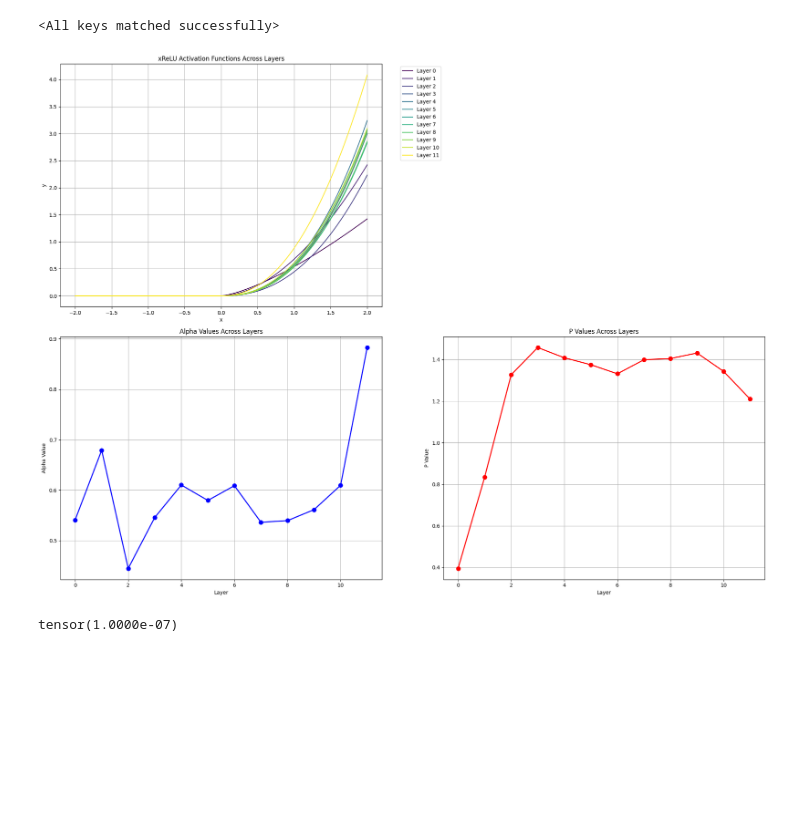
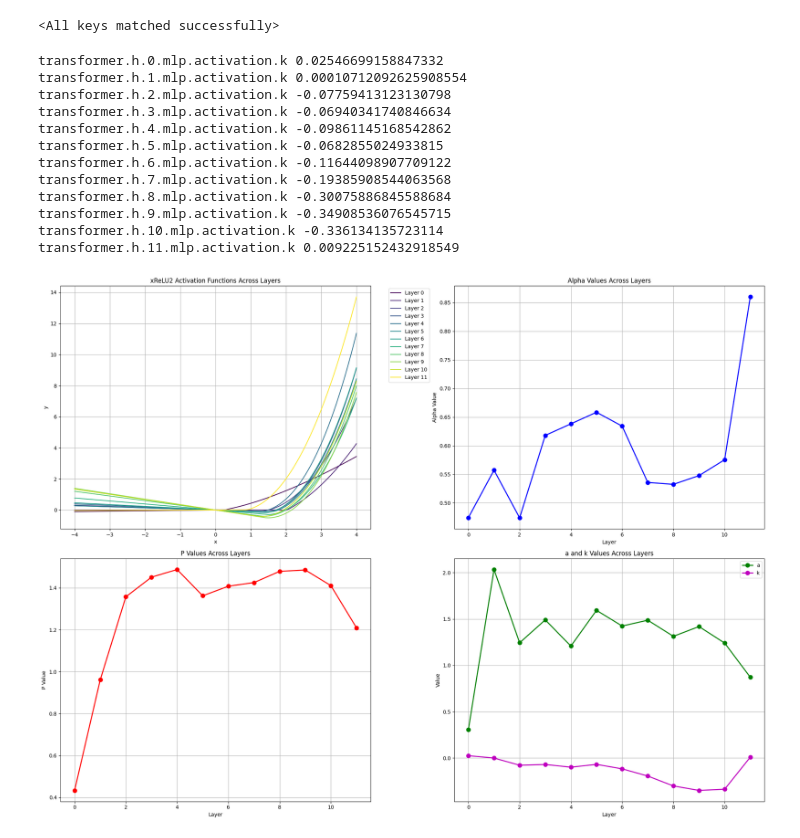
Before and after one commit to Hrrsmjd/llm-baselines, a Jupyter notebook: check.ipynb, the cells around one changed output. Saved outputs shown, nothing was run; the diff lists cells and outputs as text; code cells hidden in the pictures; blank space fills up the shorter version.

Commit message:
New activations...

```diff
--- a/check.ipynb
+++ b/check.ipynb
@@ -35,7 +35,7 @@ class ModelConfig:
     model: str = 'base'
     use_pretrained: str = 'auto'
     dropout: float = 0.0
-    activation: str = 'xrelu'
+    activation: str = 'xrelu2'
     activation_p: float = 1.0
     activation_c: float = 0.0
     activation_alpha: float = 1.0
@@ -65,7 +65,7 @@ config = ModelConfig()
 model = GPTBase(config)
 
 # Path to .pt file
-pt_file_path = "/home/s1612415/RDS/llm-baselines/exps/slimpajama/base/base_lr0.001_bs32x4_seqlen512/device=cuda:4_activation=xrelu_compile=True_wandb_run_prefix=xrelu_seed=0/ckpt.pt"
+pt_file_path = "/home/s1612415/RDS/llm-baselines/exps/slimpajama/base/base_lr0.001_bs32x4_seqlen512/device=cuda:4_activation=xrelu2_compile=True_wandb_run_prefix=xrelu2_seed=0/ckpt.pt"
 
 # Load the checkpoint
 checkpoint = torch.load(pt_file_path)
@@ -83,62 +83,86 @@ model.load_state_dict(new_state_dict)
 number of parameters: 123.59M
 <All keys matched successfully>
 # %%
-# Create lists to store alpha and p values for each layer
+# Create lists to store parameter values for each layer
 alphas = []
 ps = []
+as_ = []
+ks = []
 
-# Extract alpha and p values for each layer
+# Extract parameter values for each layer
 for name, param in model.named_parameters():
     if 'activation' in name:
-        value = F.softplus(torch.tensor(param.item())).item()
-        if 'alpha' in name:
-            alphas.append(value)
-        elif 'p' in name:
-            ps.append(value)
+        value = param.item()
+        if 'activation.alpha' in name:
+            alphas.append(F.softplus(torch.tensor(value)).item())
+        elif 'activation.p' in name:
+            ps.append(F.softplus(torch.tensor(value)).item())
+        elif 'activation.a' in name:
+            as_.append(value)
+        elif 'activation.k' in name:
+            print(name, value)
+            ks.append(value)
 
 # Create layer indices and x values for plotting
 layers = list(range(12))
-x = torch.linspace(-2, 2, 100)
+x = torch.linspace(-4, 4, 100)
 
-# Create figure with three subplots
+# Create figure with subplots
+import numpy as np
 import matplotlib.pyplot as plt
 plt.figure(figsize=(20, 15))
 
 # Plot 1: Original activation functions plot
 plt.subplot(2, 2, 1)
 colors = plt.cm.viridis(np.linspace(0, 1, 12))
 for layer in range(12):
-    y = x * alphas[layer] * torch.pow(F.relu(x), ps[layer])
+    y = x * (alphas[layer] * torch.pow(F.relu(x - as_[layer]), ps[layer]) + ks[layer])
     plt.plot(x.numpy(), y.numpy(), label=f'Layer {layer}', color=colors[layer])
-plt.title('xReLU Activation Functions Across Layers')
+plt.title('xReLU2 Activation Functions Across Layers')
 plt.xlabel('x')
 plt.ylabel('y')
 plt.legend(bbox_to_anchor=(1.05, 1), loc='upper left')
 plt.grid(True)
 
 # Plot 2: Alpha values
-plt.subplot(2, 2, 3)
+plt.subplot(2, 2, 2)
 plt.plot(layers, alphas, 'bo-', linewidth=2, markersize=8)
 plt.title('Alpha Values Across Layers')
 plt.xlabel('Layer')
 plt.ylabel('Alpha Value')
 plt.grid(True)
 
 # Plot 3: P values
-plt.subplot(2, 2, 4)
+plt.subplot(2, 2, 3)
 plt.plot(layers, ps, 'ro-', linewidth=2, markersize=8)
 plt.title('P Values Across Layers')
 plt.xlabel('Layer')
 plt.ylabel('P Value')
 plt.grid(True)
 
+# Plot 4: a and k values
+plt.subplot(2, 2, 4)
+plt.plot(layers, as_, 'go-', linewidth=2, markersize=8, label='a')
+plt.plot(layers, ks, 'mo-', linewidth=2, markersize=8, label='k')
+plt.title('a and k Values Across Layers')
+plt.xlabel('Layer')
+plt.ylabel('Value')
+plt.legend()
+plt.grid(True)
+
 plt.tight_layout()
 plt.show()
 # %% [output]
+transformer.h.0.mlp.activation.k 0.02546699158847332
+transformer.h.1.mlp.activation.k 0.00010712092625908554
+transformer.h.2.mlp.activation.k -0.07759413123130798
+transformer.h.3.mlp.activation.k -0.06940341740846634
+transformer.h.4.mlp.activation.k -0.09861145168542862
+transformer.h.5.mlp.activation.k -0.0682855024933815
+transformer.h.6.mlp.activation.k -0.11644098907709122
+transformer.h.7.mlp.activation.k -0.19385908544063568
+transformer.h.8.mlp.activation.k -0.30075886845588684
+transformer.h.9.mlp.activation.k -0.34908536076545715
+transformer.h.10.mlp.activation.k -0.336134135723114
+transformer.h.11.mlp.activation.k 0.009225152432918549
-[figure, old version]
+[figure, new version]
-# %%
-import math
-p=1e-7
-F.softplus(torch.tensor(math.log(math.exp(p) - 1.0)))
-# %% [output]
-tensor(1.0000e-07)
```
Also changed, not shown: parts of 2 cells of this notebook, 4 other files.
